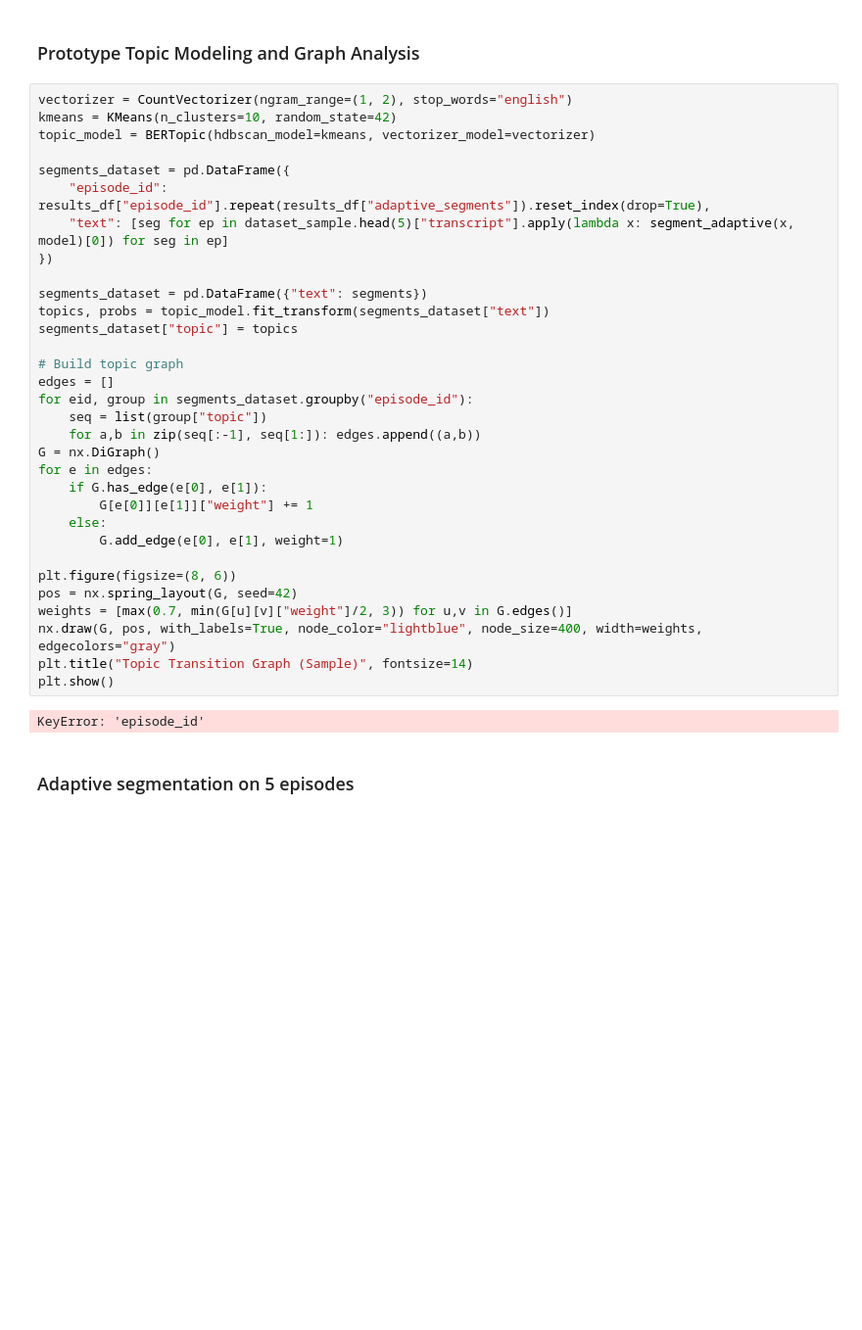
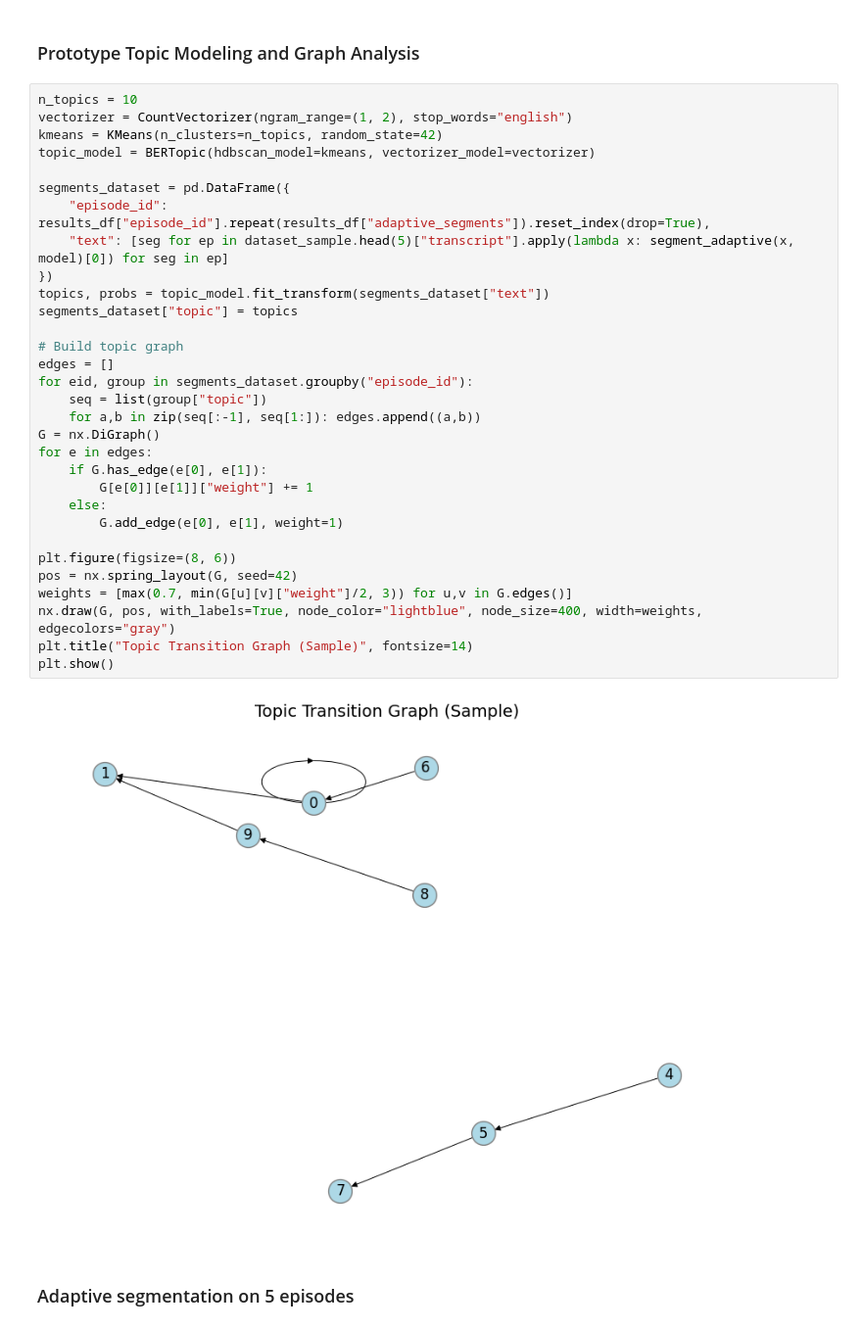
Before and after one commit to au-nlp/project-milestone-p2-group-10, a Jupyter notebook: main.ipynb, the cells around one changed output. Shown at 98% size. Cells and saved outputs as stored; diff of their text form; blank space fills up the shorter version.

```diff
--- a/main.ipynb
+++ b/main.ipynb
@@ -210,39 +204,38 @@ results_df.plot.scatter(x="overlapPropDuration", y="adaptive_coherence", title="
 # %% [markdown]
 ### Prototype Topic Modeling and Graph Analysis
 # %%
+n_topics = 10
 vectorizer = CountVectorizer(ngram_range=(1, 2), stop_words="english")
-kmeans = KMeans(n_clusters=10, random_state=42)
+kmeans = KMeans(n_clusters=n_topics, random_state=42)
 topic_model = BERTopic(hdbscan_model=kmeans, vectorizer_model=vectorizer)
 
 segments_dataset = pd.DataFrame({
     "episode_id": results_df["episode_id"].repeat(results_df["adaptive_segments"]).reset_index(drop=True),
     "text": [seg for ep in dataset_sample.head(5)["transcript"].apply(lambda x: segment_adaptive(x, model)[0]) for seg in ep]
 })
-
-segments_dataset = pd.DataFrame({"text": segments})
 topics, probs = topic_model.fit_transform(segments_dataset["text"])
 segments_dataset["topic"] = topics
 
 # Build topic graph
 edges = []
 for eid, group in segments_dataset.groupby("episode_id"):
     seq = list(group["topic"])
     for a,b in zip(seq[:-1], seq[1:]): edges.append((a,b))
 G = nx.DiGraph()
 for e in edges:
     if G.has_edge(e[0], e[1]):
         G[e[0]][e[1]]["weight"] += 1
     else:
         G.add_edge(e[0], e[1], weight=1)
 
 plt.figure(figsize=(8, 6))
 pos = nx.spring_layout(G, seed=42)
 weights = [max(0.7, min(G[u][v]["weight"]/2, 3)) for u,v in G.edges()]
 nx.draw(G, pos, with_labels=True, node_color="lightblue", node_size=400, width=weights, edgecolors="gray")
 plt.title("Topic Transition Graph (Sample)", fontsize=14)
 plt.show()
 # %% [output]
-KeyError: 'episode_id'
+[figure, added]
 # %% [markdown]
 ### Adaptive segmentation on 5 episodes
 # %% [markdown]
```
Also changed, not shown: parts of 6 cells of this notebook, 1 other file.
